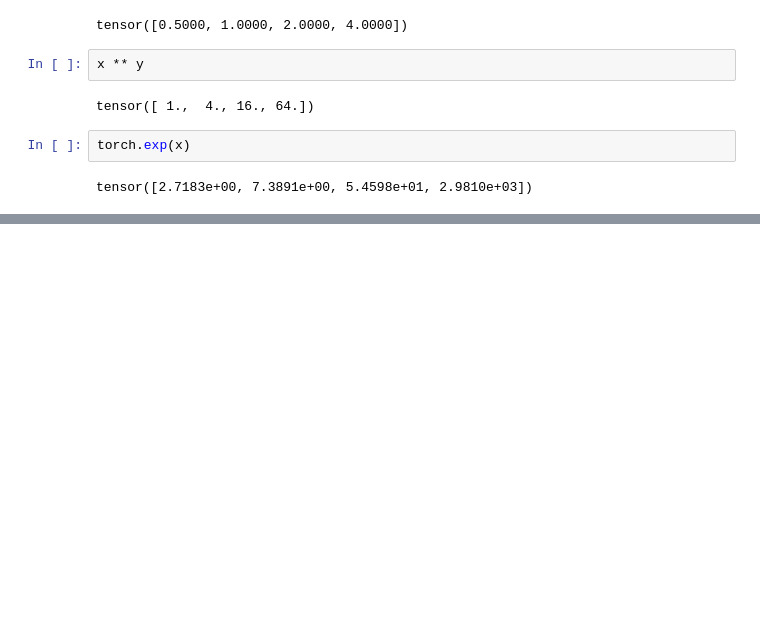
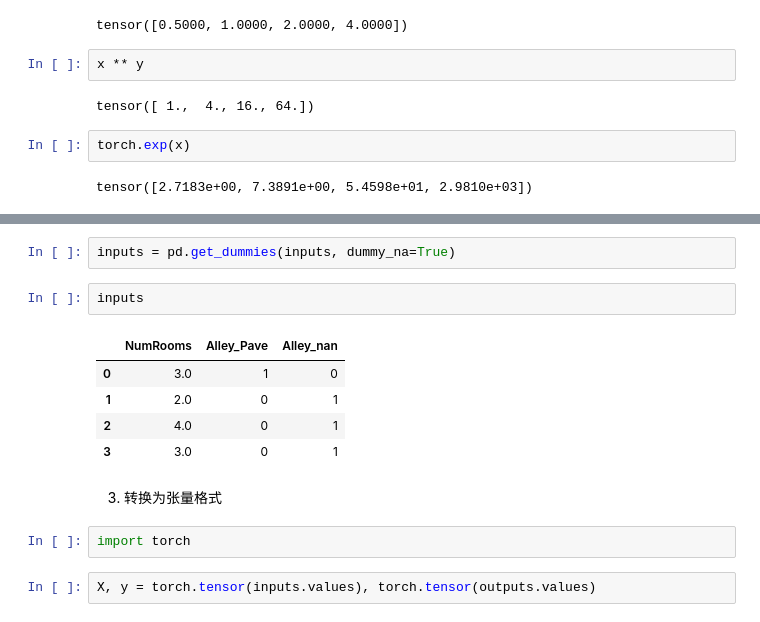
Before and after one commit to TinyHandsome/BookStudy, a Jupyter notebook: 1-books/book_动手学深度学习（pytorch版）/chapter02.ipynb, the cells around one changed output, grey strips where cells are left out. Drawn from its saved outputs; the diff is of its cells as text; blank space fills up the shorter version.

```diff
--- a/1-books/book_动手学深度学习（pytorch版）/chapter02.ipynb
+++ b/1-books/book_动手学深度学习（pytorch版）/chapter02.ipynb
@@ -87,0 +288,16 @@ tensor([2.7183e+00, 7.3891e+00, 5.4598e+01, 2.9810e+03])
+# %%
+inputs = pd.get_dummies(inputs, dummy_na=True)
+# %%
+inputs
+# %% [output]
+|  | NumRooms | Alley_Pave | Alley_nan |
+| 0 | 3.0 | 1 | 0 |
+| 1 | 2.0 | 0 | 1 |
+| 2 | 4.0 | 0 | 1 |
+| 3 | 3.0 | 0 | 1 |
+# %% [markdown]
+3. 转换为张量格式
+# %%
+import torch
+# %%
+X, y = torch.tensor(inputs.values), torch.tensor(outputs.values)
```
Also changed, not shown: parts of 87 cells of this notebook, 9 other files.
